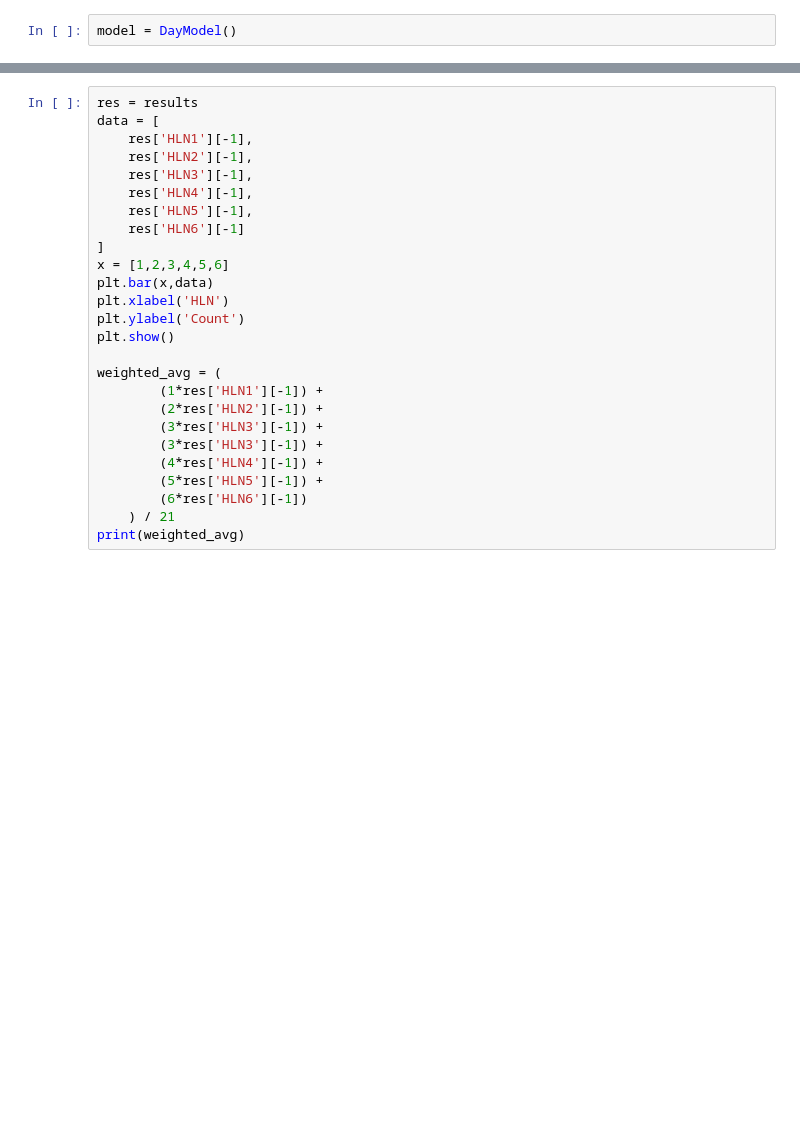
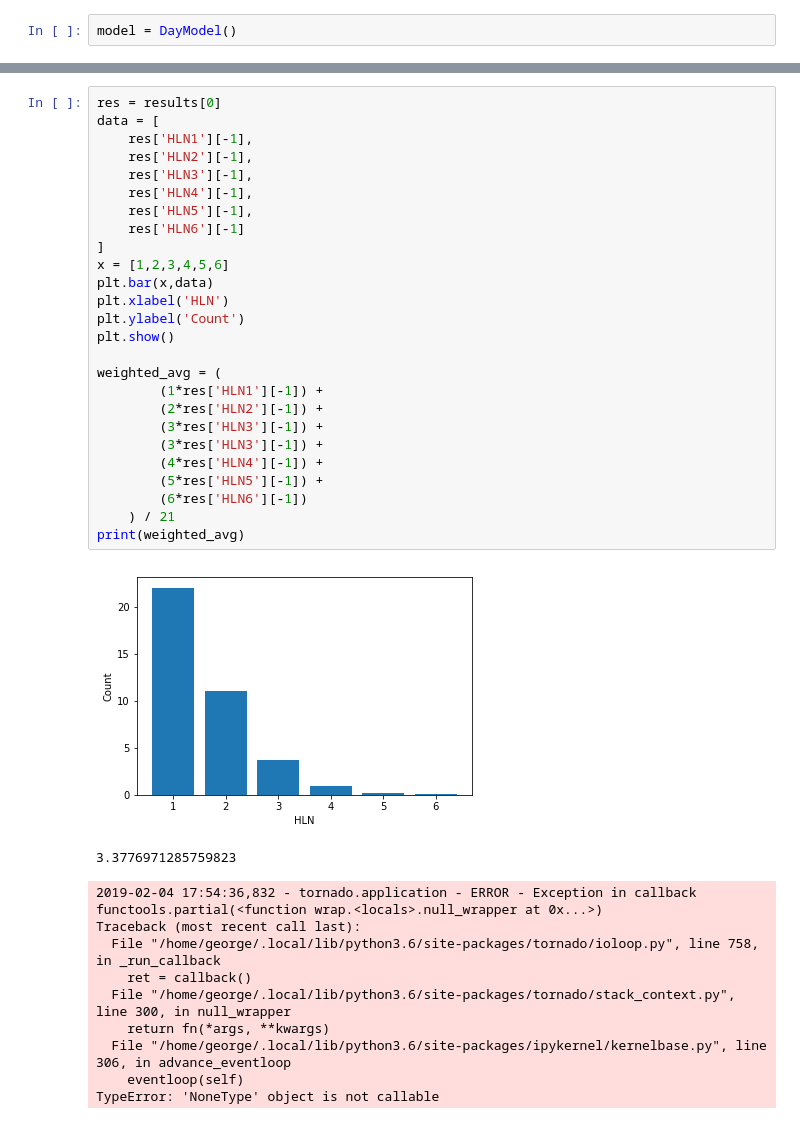
Before and after one commit to technodivergent/Bacillus_Anthracis_Simulation, a Jupyter notebook: Lung Submodel.ipynb, the cells around one changed output, grey strips where cells are left out. Saved outputs shown, nothing was run; the diff lists cells and outputs as text; blank space fills up the shorter version.

```diff
--- a/Lung Submodel.ipynb
+++ b/Lung Submodel.ipynb
@@ -214,26 +246,38 @@ print("HLN6: {}".format(res['HLN6'][-1]))
 # %%
-res = results
+res = results[0]
 data = [
     res['HLN1'][-1],
     res['HLN2'][-1],
     res['HLN3'][-1],
     res['HLN4'][-1],
     res['HLN5'][-1],
     res['HLN6'][-1]
 ]
 x = [1,2,3,4,5,6]
 plt.bar(x,data)
 plt.xlabel('HLN')
 plt.ylabel('Count')
 plt.show()
 
 weighted_avg = (
         (1*res['HLN1'][-1]) +
         (2*res['HLN2'][-1]) +
         (3*res['HLN3'][-1]) +
         (3*res['HLN3'][-1]) +
         (4*res['HLN4'][-1]) +
         (5*res['HLN5'][-1]) +
         (6*res['HLN6'][-1])
     ) / 21
 print(weighted_avg)
+# %% [output]
+[figure, added]
+3.3776971285759823
+2019-02-04 17:54:36,832 - tornado.application - ERROR - Exception in callback functools.partial(<function wrap.<locals>.null_wrapper at 0x...>)
+Traceback (most recent call last):
+  File "/home/george/.local/lib/python3.6/site-packages/tornado/ioloop.py", line 758, in _run_callback
+    ret = callback()
+  File "/home/george/.local/lib/python3.6/site-packages/tornado/stack_context.py", line 300, in null_wrapper
+    return fn(*args, **kwargs)
+  File "/home/george/.local/lib/python3.6/site-packages/ipykernel/kernelbase.py", line 306, in advance_eventloop
+    eventloop(self)
+TypeError: 'NoneType' object is not callable
```
Also changed, not shown: parts of 5 cells of this notebook.
